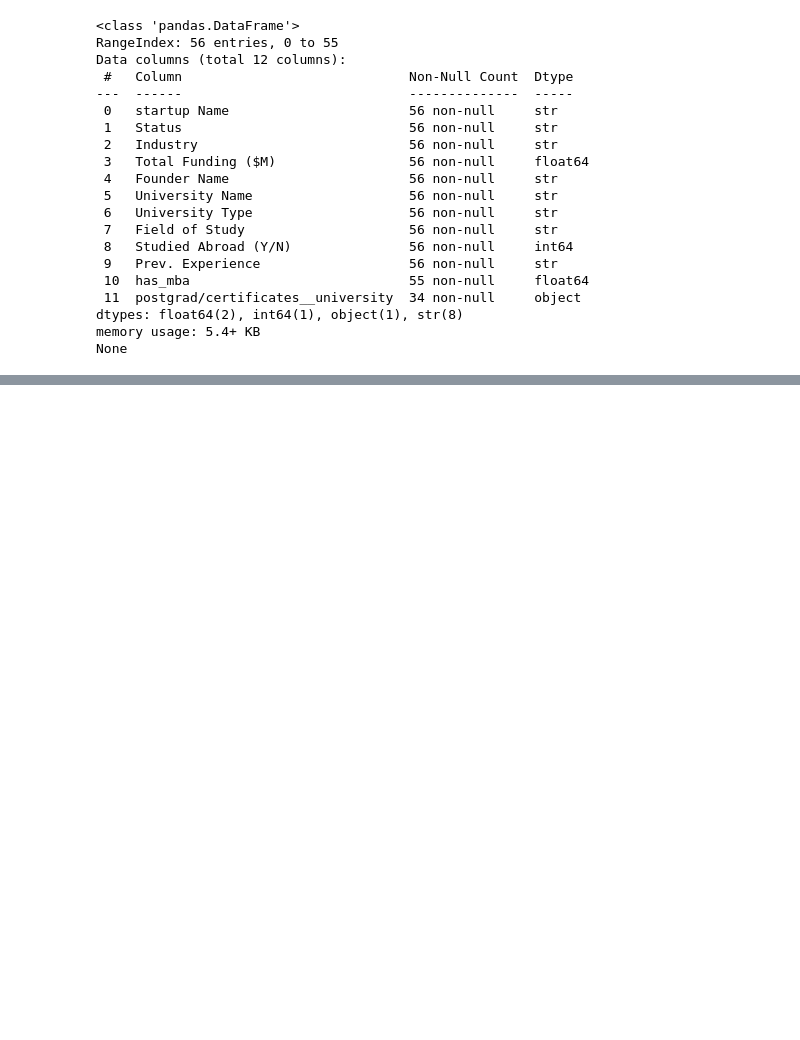
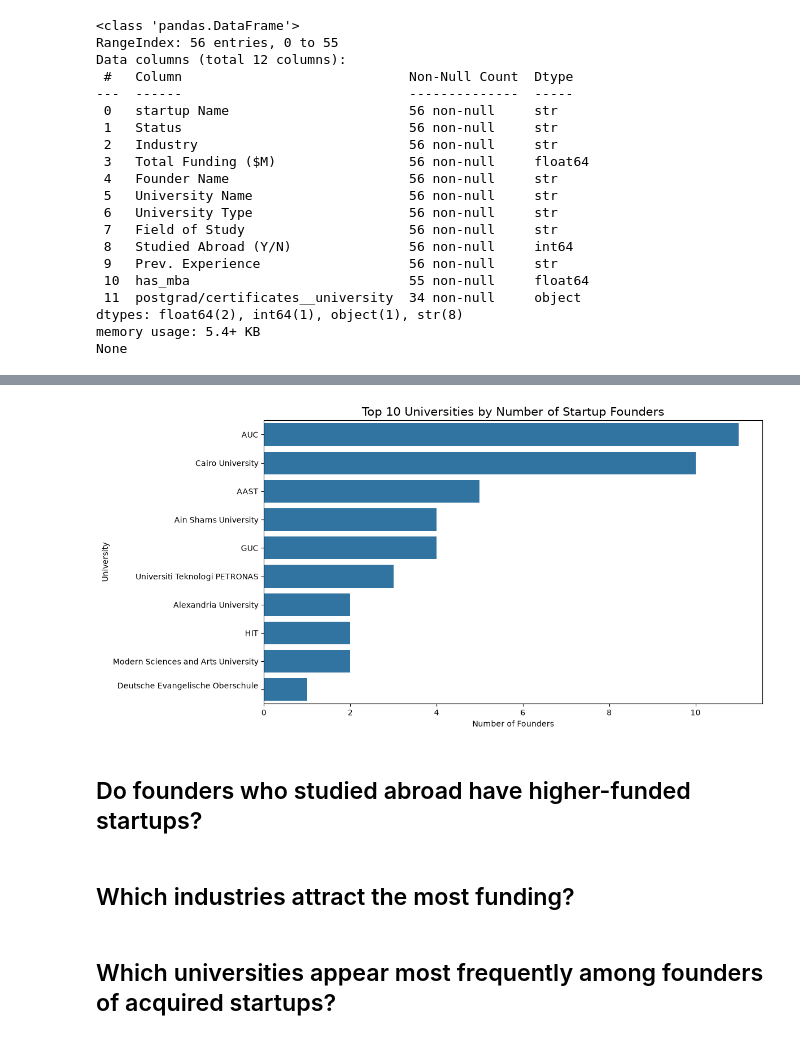
Before and after one commit to AhmedhassanB/startup-expansion-analysis, a Jupyter notebook: egyptian_startup_eda.ipynb, the cells around one changed output, grey strips where cells are left out. Saved outputs shown, nothing was run; the diff lists cells and outputs as text; code cells hidden in the pictures; blank space fills up the shorter version.

Commit message:
Which universities have produced the highest number of founders of Egyptian startups?

```diff
--- a/egyptian_startup_eda.ipynb
+++ b/egyptian_startup_eda.ipynb
@@ -83,0 +118,27 @@ None
+# %%
+university_counts = startups.groupby('University Name')['Founder Name'].nunique().sort_values(ascending=False)
+top_universities = university_counts.head(10)
+# %%
+plt.figure(figsize=(12, 6))
+
+sns.barplot(
+    x=top_universities.values,
+    y=top_universities.index
+)
+
+plt.title('Top 10 Universities by Number of Startup Founders',
+          fontsize=15)
+
+plt.xlabel('Number of Founders')
+plt.ylabel('University')
+
+plt.tight_layout()
+plt.show()
+# %% [output]
+[figure, added]
+# %% [markdown]
+## Do founders who studied abroad have higher-funded startups?
+# %% [markdown]
+##  Which industries attract the most funding?
+# %% [markdown]
+## Which universities appear most frequently among founders of acquired startups?
```
Also changed, not shown: parts of 4 cells of this notebook.
